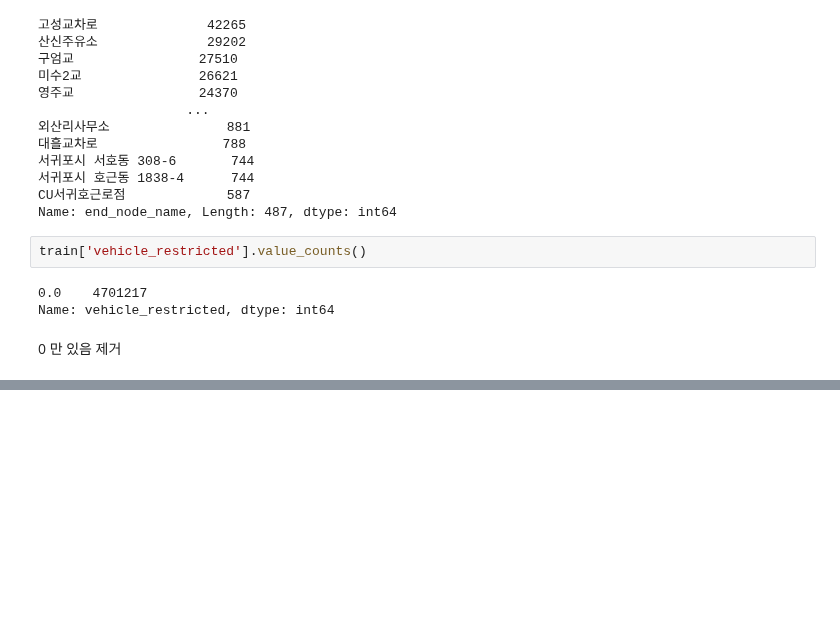
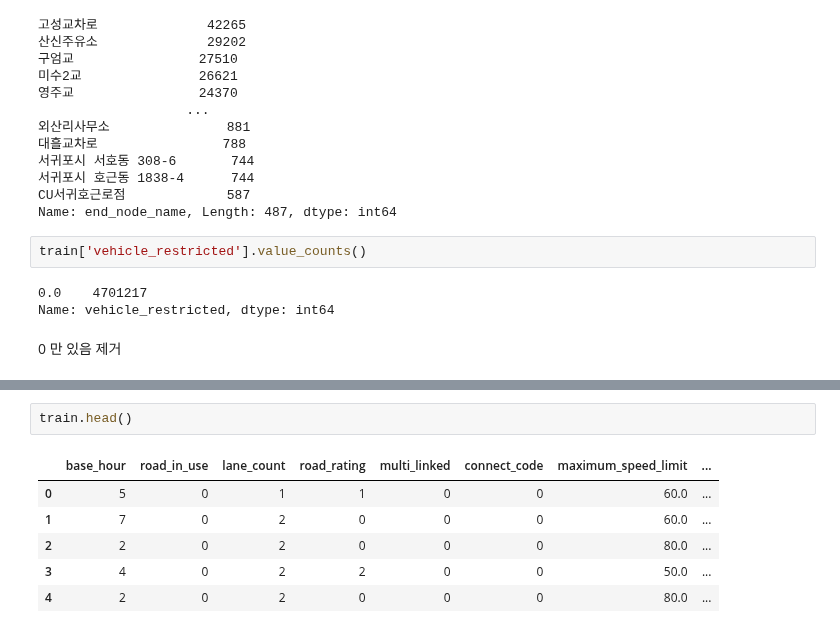
Before and after one commit to chi-hun/dacon, a Jupyter notebook: 제주도_도로_교통량_예측_AI_경진대회.ipynb, the cells around one changed output, grey strips where cells are left out. Saved outputs shown, nothing was run; the diff lists cells and outputs as text; blank space fills up the shorter version.

```diff
--- a/제주도_도로_교통량_예측_AI_경진대회.ipynb
+++ b/제주도_도로_교통량_예측_AI_경진대회.ipynb
@@ -543,0 +712,9 @@ weight_restricted - 최고값에서 감서, 원핫인코딩?
+# %%
+train.head()
+# %% [output]
+|  | base_hour | road_in_use | lane_count | road_rating | multi_linked | connect_code | maximum_speed_limit | ... |
+| 0 | 5 | 0 | 1 | 1 | 0 | 0 | 60.0 | ... |
+| 1 | 7 | 0 | 2 | 0 | 0 | 0 | 60.0 | ... |
+| 2 | 2 | 0 | 2 | 0 | 0 | 0 | 80.0 | ... |
+| 3 | 4 | 0 | 2 | 2 | 0 | 0 | 50.0 | ... |
+| 4 | 2 | 0 | 2 | 0 | 0 | 0 | 80.0 | ... |
```
Also changed, not shown: parts of 52 cells of this notebook.
